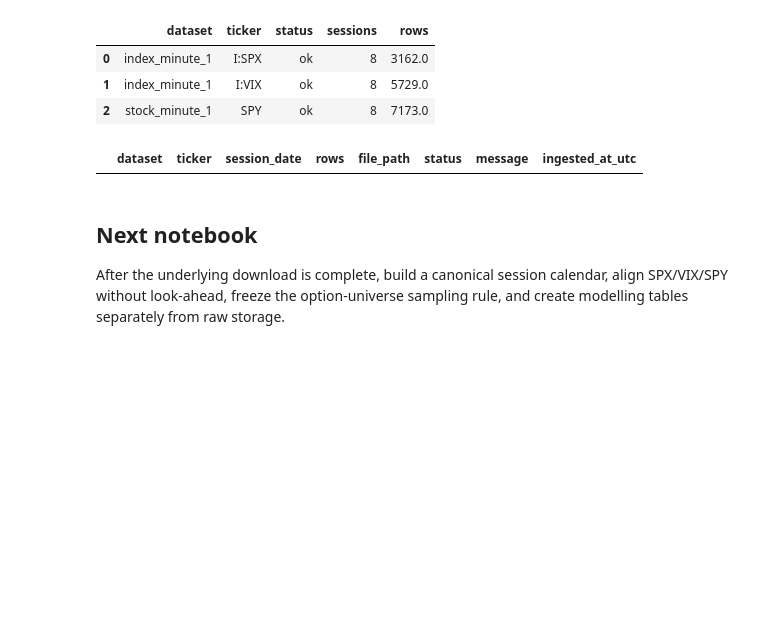
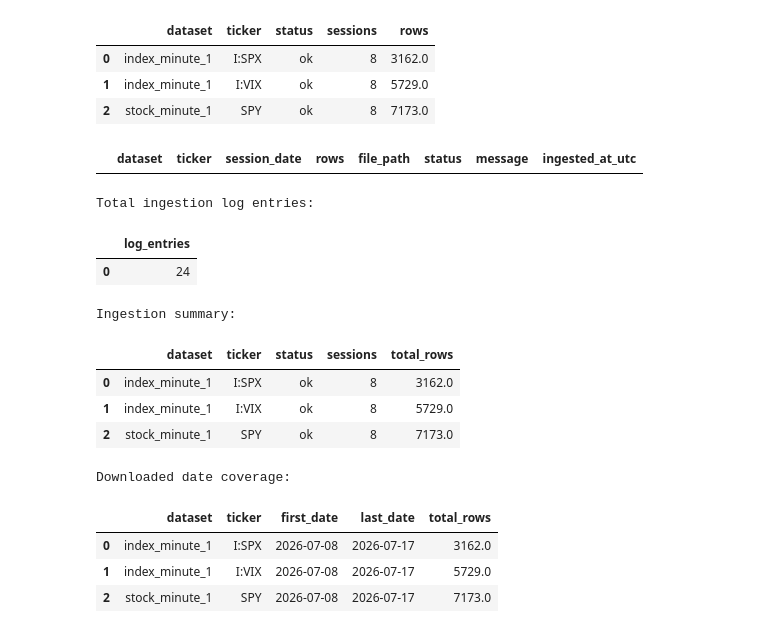
Before and after one commit to Ferreter/Dissertation, a Jupyter notebook: massive_database_starter.ipynb, the cells around one changed output. Drawn from its saved outputs; the diff is of its cells as text; code cells hidden in the pictures; blank space fills up the shorter version.

```diff
--- a/massive_database_starter.ipynb
+++ b/massive_database_starter.ipynb
@@ -455,7 +453,62 @@ display(
 | 1 | index_minute_1 | I:VIX | ok | 8 | 5729.0 |
 | 2 | stock_minute_1 | SPY | ok | 8 | 7173.0 |
 |  | dataset | ticker | session_date | rows | file_path | status | message | ingested_at_utc |
-# %% [markdown]
-## Next notebook
-
-After the underlying download is complete, build a canonical session calendar, align SPX/VIX/SPY without look-ahead, freeze the option-universe sampling rule, and create modelling tables separately from raw storage.
+# %%
+print("Total ingestion log entries:")
+display(
+    con.execute(
+        """
+        SELECT COUNT(*) AS log_entries
+        FROM ingestion_log
+        """
+    ).df()
+)
+
+print("Ingestion summary:")
+display(
+    con.execute(
+        """
+        SELECT
+            dataset,
+            ticker,
+            status,
+            COUNT(*) AS sessions,
+            SUM(rows) AS total_rows
+        FROM ingestion_log
+        GROUP BY dataset, ticker, status
+        ORDER BY dataset, ticker, status
+        """
+    ).df()
+)
+
+print("Downloaded date coverage:")
+display(
+    con.execute(
+        """
+        SELECT
+            dataset,
+            ticker,
+            MIN(session_date) AS first_date,
+            MAX(session_date) AS last_date,
+            SUM(rows) AS total_rows
+        FROM ingestion_log
+        WHERE status = 'ok'
+        GROUP BY dataset, ticker
+        ORDER BY dataset, ticker
+        """
+    ).df()
+)
+# %% [output]
+Total ingestion log entries:
+|  | log_entries |
+| 0 | 24 |
+Ingestion summary:
+|  | dataset | ticker | status | sessions | total_rows |
+| 0 | index_minute_1 | I:SPX | ok | 8 | 3162.0 |
+| 1 | index_minute_1 | I:VIX | ok | 8 | 5729.0 |
+| 2 | stock_minute_1 | SPY | ok | 8 | 7173.0 |
+Downloaded date coverage:
+|  | dataset | ticker | first_date | last_date | total_rows |
+| 0 | index_minute_1 | I:SPX | 2026-07-08 | 2026-07-17 | 3162.0 |
+| 1 | index_minute_1 | I:VIX | 2026-07-08 | 2026-07-17 | 5729.0 |
+| 2 | stock_minute_1 | SPY | 2026-07-08 | 2026-07-17 | 7173.0 |
```
Also changed, not shown: parts of 5 cells of this notebook.
